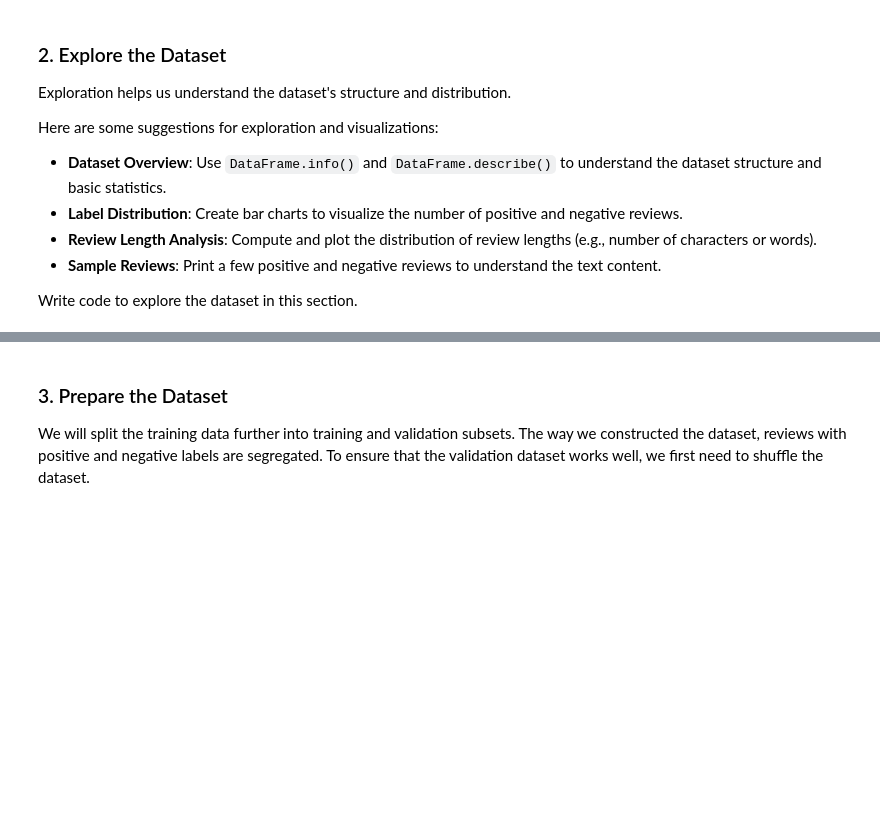
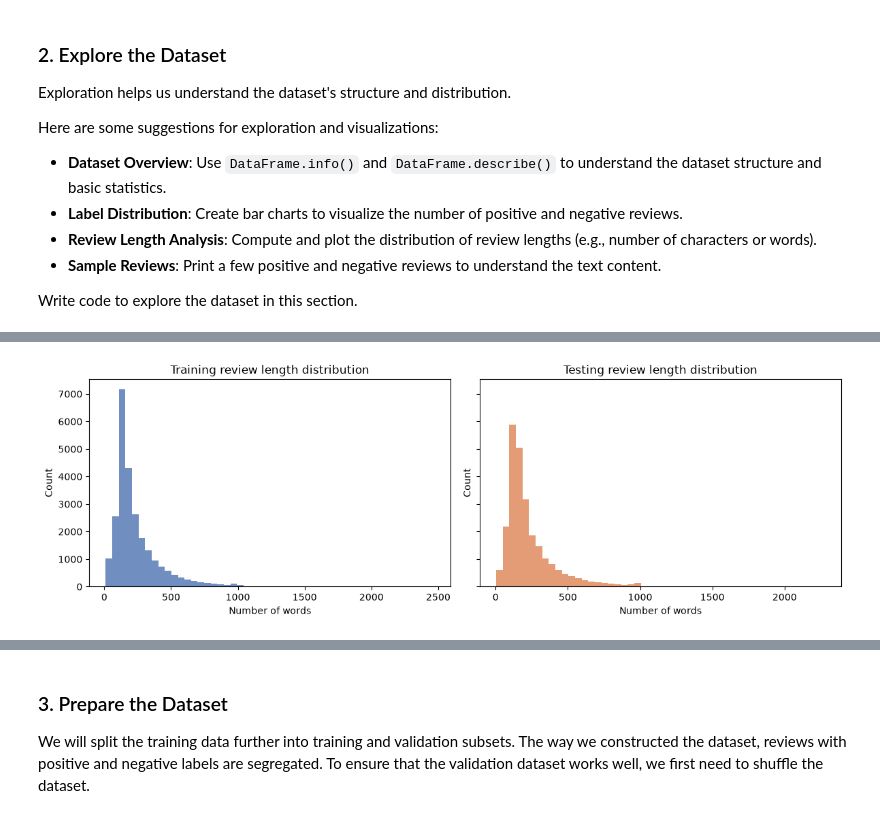
Before and after one commit to marcusholmgren/sturdy-fiesta, a Jupyter notebook: SentimentScope.ipynb, the cells around one changed output, grey strips where cells are left out. Cells and saved outputs as stored; diff of their text form; code cells hidden in the pictures; blank space fills up the shorter version.

```diff
--- a/SentimentScope.ipynb
+++ b/SentimentScope.ipynb
@@ -188,0 +234,20 @@ Write code to explore the dataset in this section.
+# %%
+train_review_lengths = train_df["review"].str.split().str.len()
+test_review_lengths = test_df["review"].str.split().str.len()
+
+fig, axes = plt.subplots(1, 2, figsize=(12, 4), sharey=True)
+
+axes[0].hist(train_review_lengths, bins=50, color="#4c72b0", alpha=0.8)
+axes[0].set_title("Training review length distribution")
+axes[0].set_xlabel("Number of words")
+axes[0].set_ylabel("Count")
+
+axes[1].hist(test_review_lengths, bins=50, color="#dd8452", alpha=0.8)
+axes[1].set_title("Testing review length distribution")
+axes[1].set_xlabel("Number of words")
+axes[1].set_ylabel("Count")
+
+plt.tight_layout()
+plt.show()
+# %% [output]
+[figure, added]
```
Also changed, not shown: parts of 54 cells of this notebook.
